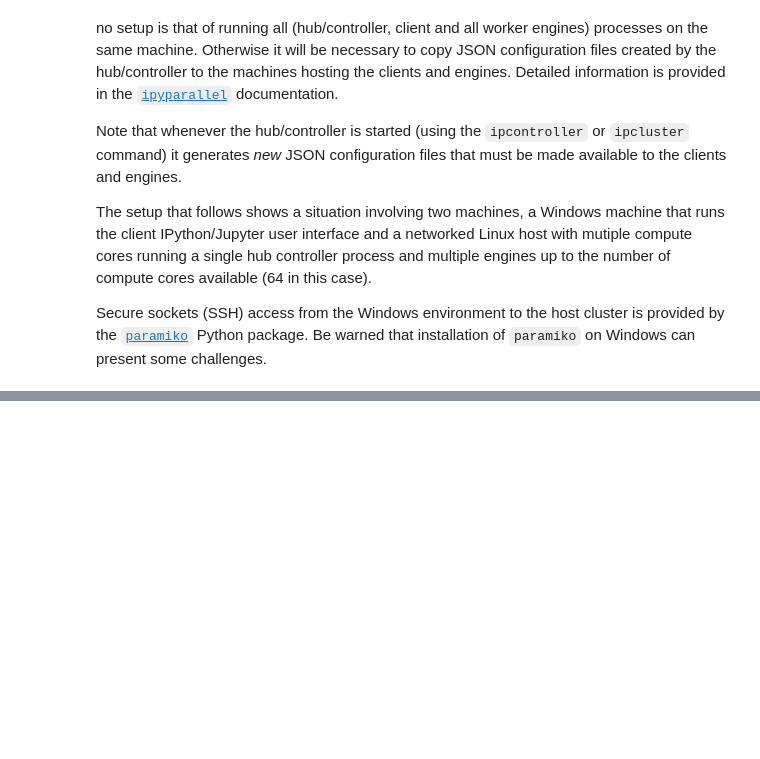
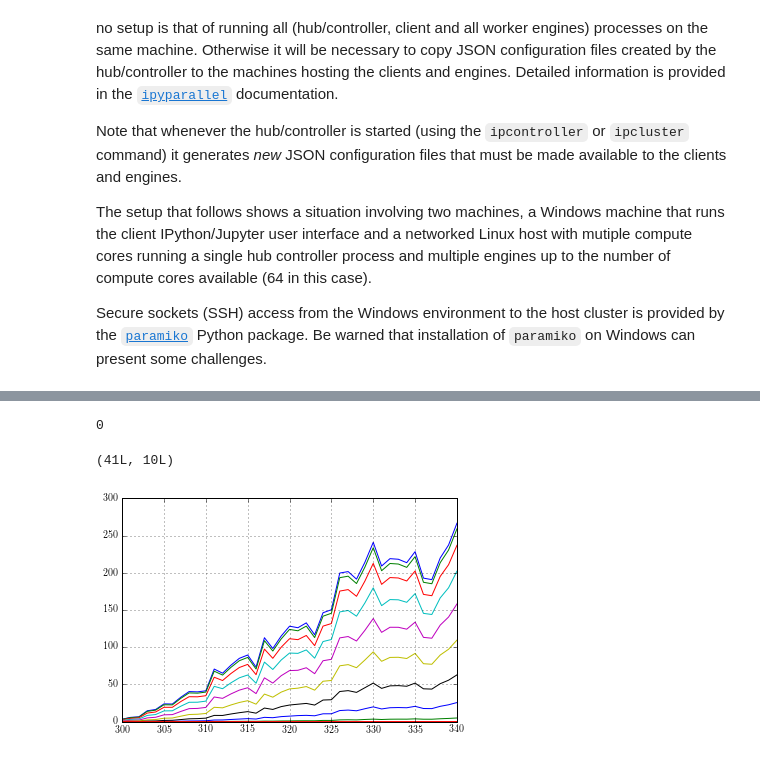
Before and after one commit to derekjgriffith/nbMORTICIA, a Jupyter notebook: rad/05a-libRadtran-ipyparallel.ipynb, the cells around one changed output, grey strips where cells are left out. Drawn from its saved outputs; the diff is of its cells as text; code cells hidden in the pictures; blank space fills up the shorter version.

```diff
--- a/rad/05a-libRadtran-ipyparallel.ipynb
+++ b/rad/05a-libRadtran-ipyparallel.ipynb
@@ -50,7 +51,9 @@ for icase, libRadCase in enumerate(libRadBatch):
 # This file is generated by the hub/controller process when started using the ipcluster or ipcontroller command and
 # it may need to be copied from the host running the hub/controller to the machine running the client.
 #
-paraclient = Client(profile='icebow', sshserver='dgriffith@146.64.246.95', password='dgIceBow')
+#paraclient = Client(profile='icebow', sshserver='dgriffith@146.64.246.95', password='dgIceBow')
+#paraclient = Client(profile='nimbus', sshserver='dgriffith@146.64.246.94', password='dgNimbus')
+paraclient = Client(profile='Acer-5730', sshserver='dgriffith@10.0.0.21', password='mandamoggie')
 # %%
 # We will use dill instead of the standard pickle so that we can send instance methods to engines
 paraclient[:].use_dill()
@@ -67,11 +97,19 @@ libRadCase.run()
 # %%
 # Now try to run the batch on the cluster
 libRadBatch = paraview.map(librad.Case.run, libRadBatch)
+# %%
+libRadBatch[1].run_return_code
+# %% [output]
+0
 # %%
-edir = np.vstack([libRadBatch[i].edir for i in range(len(libRadBatch))])
+edir = np.hstack([libRadBatch[i].edir for i in range(len(libRadBatch))])
 
 edir.shape
+# %% [output]
+(41L, 10L)
 # %%
 # Plot direct irradiance for all 10 cases
-plt.plot(libRadBatch[0].wvl, edir.T)
+plt.plot(libRadBatch[0].wvl, edir)
 plt.grid()
+# %% [output]
+[figure, added]
```
Also changed, not shown: parts of 10 cells of this notebook, 8 other files.
